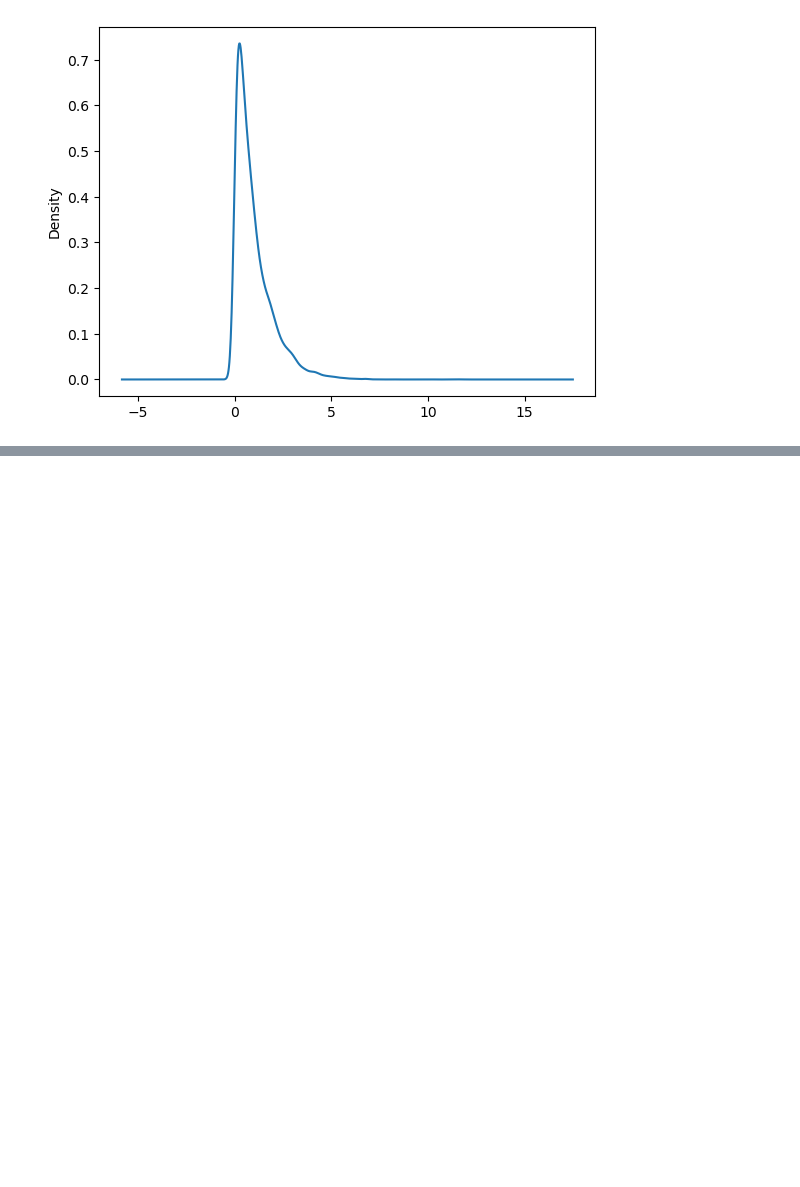
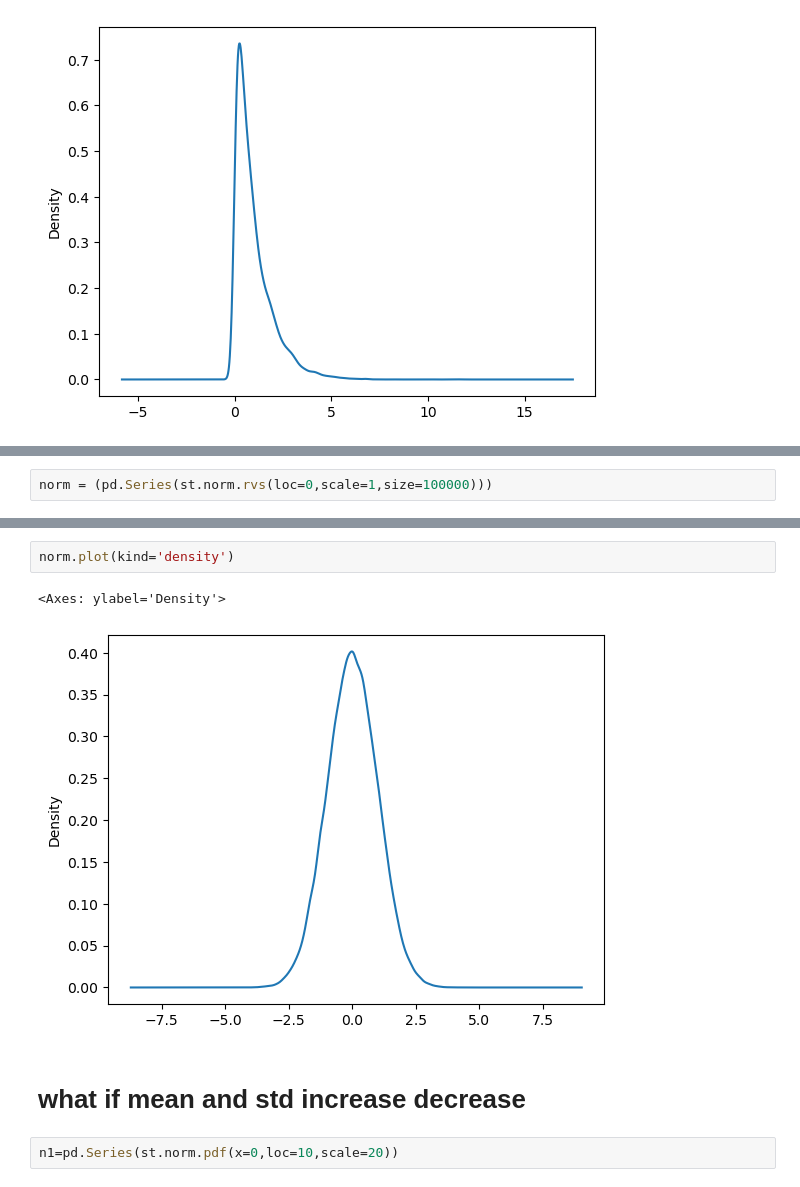
Before and after one commit to Shivamg27071999/Statistics, a Jupyter notebook: Continous Distribution.ipynb, the cells around one changed output, grey strips where cells are left out. Drawn from its saved outputs; the diff is of its cells as text; blank space fills up the shorter version.

```diff
--- a/Continous Distribution.ipynb
+++ b/Continous Distribution.ipynb
@@ -143,0 +283,2 @@ pd.Series(st.expon.rvs(scale=1, size=10000)).plot(kind="hist")
+# %%
+norm = (pd.Series(st.norm.rvs(loc=0,scale=1,size=100000)))
@@ -143,0 +300,9 @@ pd.Series(st.expon.rvs(scale=1, size=10000)).plot(kind="hist")
+# %%
+norm.plot(kind='density')
+# %% [output]
+<Axes: ylabel='Density'>
+[figure, added]
+# %% [markdown]
+# what if mean and std increase decrease
+# %%
+n1=pd.Series(st.norm.pdf(x=0,loc=10,scale=20))
```
Also changed, not shown: parts of 27 cells of this notebook.
